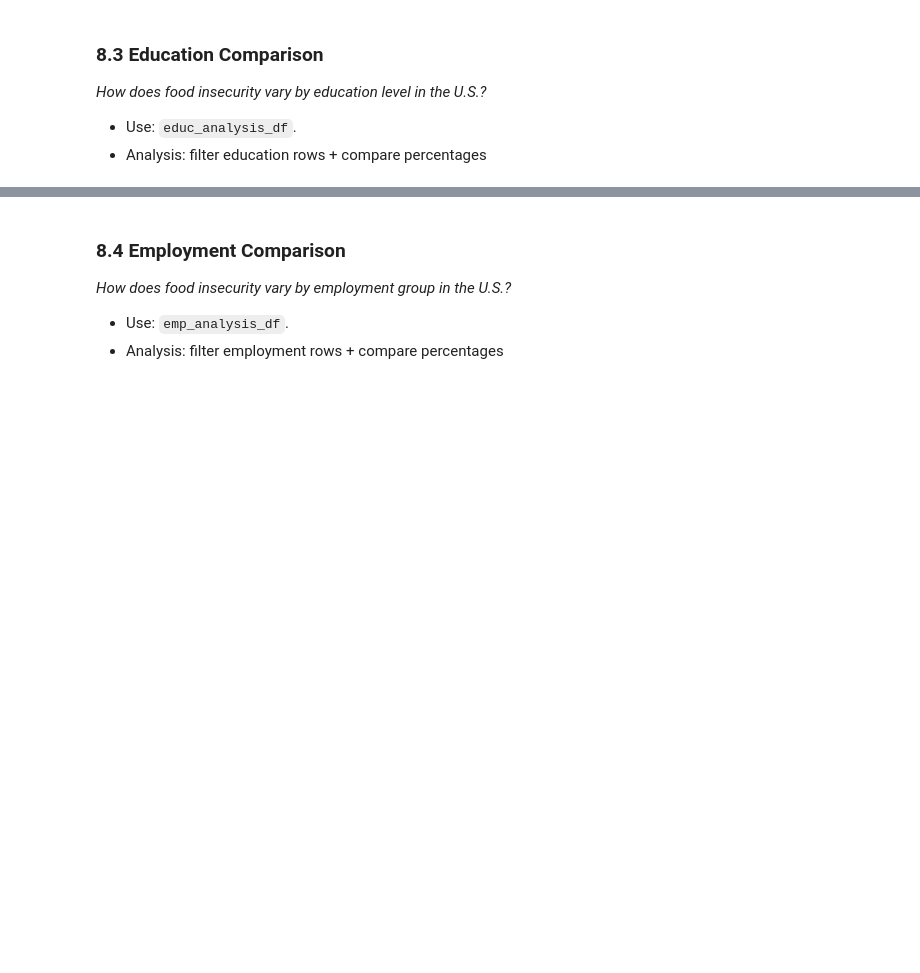
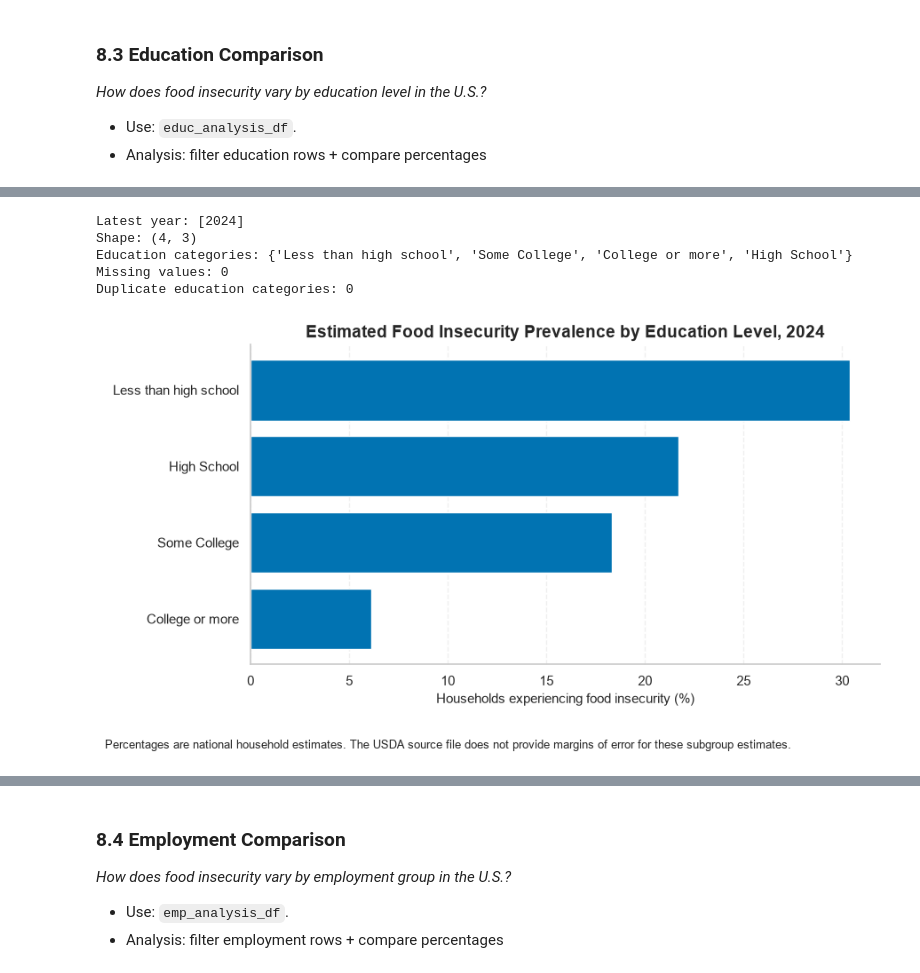
Before and after one commit to MichaelBujard/notebook-portfolio-project-0, a Jupyter notebook: notebooks/food_insecurity_analysis.ipynb, the cells around one changed output, grey strips where cells are left out. Saved outputs shown, nothing was run; the diff lists cells and outputs as text; code cells hidden in the pictures; blank space fills up the shorter version.

```diff
--- a/notebooks/food_insecurity_analysis.ipynb
+++ b/notebooks/food_insecurity_analysis.ipynb
@@ -2464,0 +2501,76 @@ Across the 17 overlapping three-year periods, Texas’s food-insecurity point es
+# %%
+print('Latest year:', latest_education_df['year'].unique())
+print('Shape:', latest_education_df.shape)
+print(
+    'Education categories:',
+    set(latest_education_df['education'])
+)
+print(
+    'Missing values:',
+    latest_education_df.isna().sum().sum()
+)
+print(
+    'Duplicate education categories:',
+    latest_education_df.duplicated(
+        subset=['year', 'education']
+    ).sum()
+)
+
+assert latest_education_df.shape == (4, 3)
+assert latest_education_df['year'].nunique() == 1
+assert latest_education_df['year'].iat[0] == latest_education_year
+assert set(latest_education_df['education']) == set(education_order)
+assert latest_education_df['education'].tolist() == education_order
+assert not latest_education_df.isna().any().any()
+assert not latest_education_df.duplicated(
+    subset=['year', 'education']
+).any()
+# %% [output]
+Latest year: [2024]
+Shape: (4, 3)
+Education categories: {'Less than high school', 'Some College', 'College or more', 'High School'}
+Missing values: 0
+Duplicate education categories: 0
+# %%
+fig, ax = plt.subplots(figsize=(9, 5))
+
+ax.barh(
+    y=latest_education_df['education'],
+    width=latest_education_df['food_insecure_percent'],
+    color=sns.color_palette('colorblind')[0]
+)
+
+ax.invert_yaxis()
+
+ax.set(
+    title='Estimated Food Insecurity Prevalence by Education Level, 2024',
+    xlabel='Households experiencing food insecurity (%)',
+    ylabel=''
+)
+
+ax.grid(
+    axis='x',
+    linestyle='--',
+    alpha=0.3
+)
+
+ax.yaxis.grid(False)
+ax.set_axisbelow(True)
+
+fig.text(
+    0.01,
+    0.01,
+    (
+        'Percentages are national household estimates. The USDA source file '
+        'does not provide margins of error for these subgroup estimates.'
+    ),
+    fontsize=9
+)
+
+plt.tight_layout(
+    rect=[0, 0.07, 1, 1]
+)
+
+plt.show()
+# %% [output]
+[figure, added]
```
Also changed, not shown: parts of 12 cells of this notebook, 2 other files.
